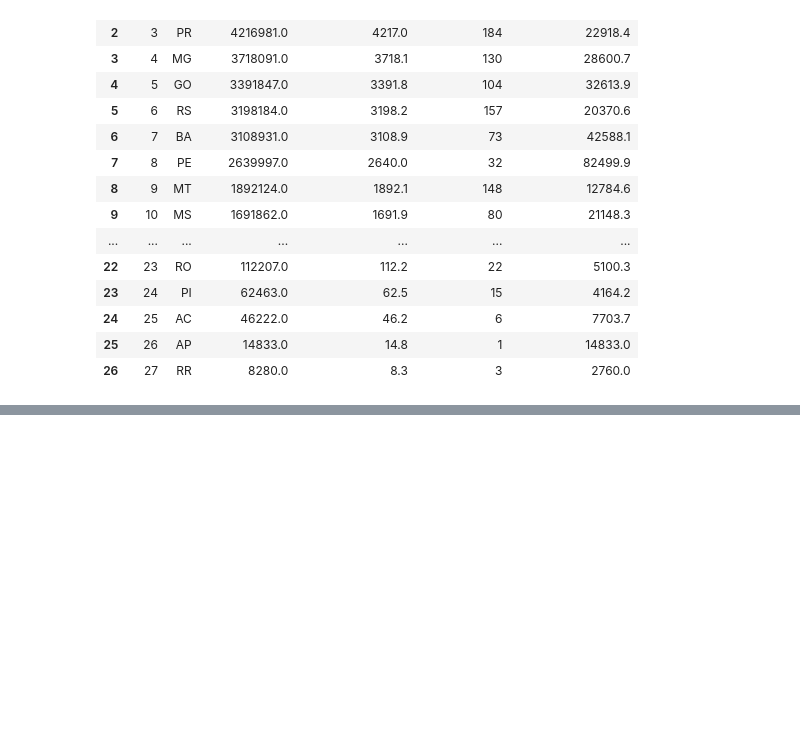
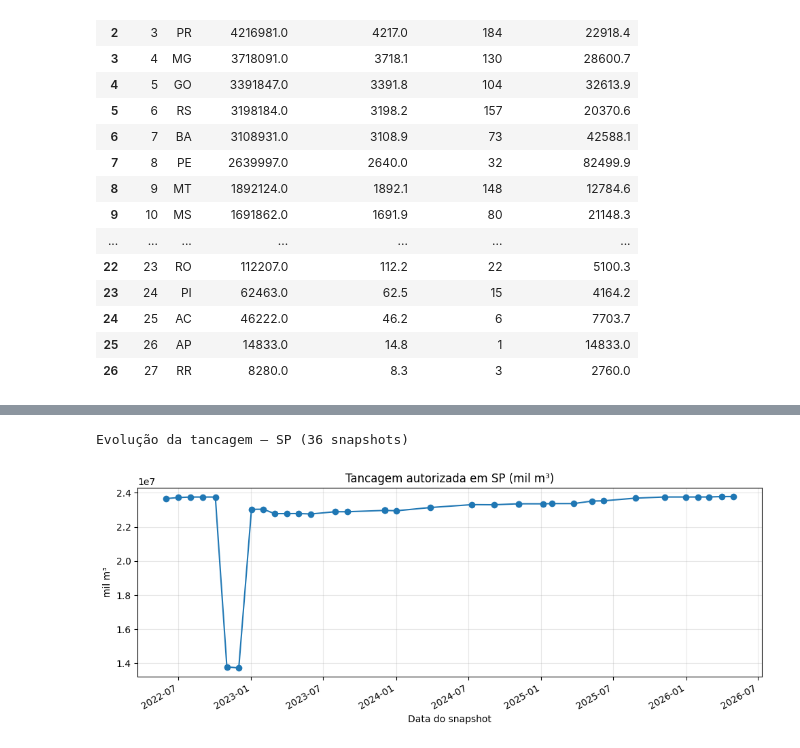
Before and after one commit to GabrielTrentino/anp-fuel-analytics, a Jupyter notebook: estudos/tancagem-abastecimento/notebooks/02_estrutura_trusted.ipynb, the cells around one changed output, grey strips where cells are left out. Cells and saved outputs as stored; diff of their text form; code cells hidden in the pictures; blank space fills up the shorter version.

```diff
--- a/estudos/tancagem-abastecimento/notebooks/02_estrutura_trusted.ipynb
+++ b/estudos/tancagem-abastecimento/notebooks/02_estrutura_trusted.ipynb
@@ -332,0 +411,33 @@ ImportError: matplotlib is required for plotting when the default backend "matpl
+# %%
+import matplotlib.pyplot as plt
+
+%matplotlib inline
+
+UF_EVOLUCAO = "SP"
+
+go_ev = (
+    valid[valid["Uf"] == UF_EVOLUCAO]
+    .groupby("_source_file", as_index=False)
+    .agg(
+        data=("Data", "max"),
+        tancagem_m3=("TancagemM3", "sum"),
+    )
+    .sort_values("data")
+    .reset_index(drop=True)
+)
+go_ev["tancagem_mil_m3"] = (go_ev["tancagem_m3"] / 1_000).round(1)
+go_ev["var_pct_snapshot_anterior"] = go_ev["tancagem_m3"].pct_change() * 100
+
+print(f"Evolução da tancagem — {UF_EVOLUCAO} ({len(go_ev)} snapshots)")
+#display(go_ev)
+
+ax = go_ev.plot(x="data", y="tancagem_m3", kind="line", marker="o", figsize=(10, 4), legend=False)
+ax.set_title(f"Tancagem autorizada em {UF_EVOLUCAO} (mil m³)")
+ax.set_xlabel("Data do snapshot")
+ax.set_ylabel("mil m³")
+ax.grid(True, alpha=0.3)
+plt.tight_layout()
+plt.show()
+# %% [output]
+Evolução da tancagem — SP (36 snapshots)
+[figure, added]
```
Also changed, not shown: parts of 5 cells of this notebook.
